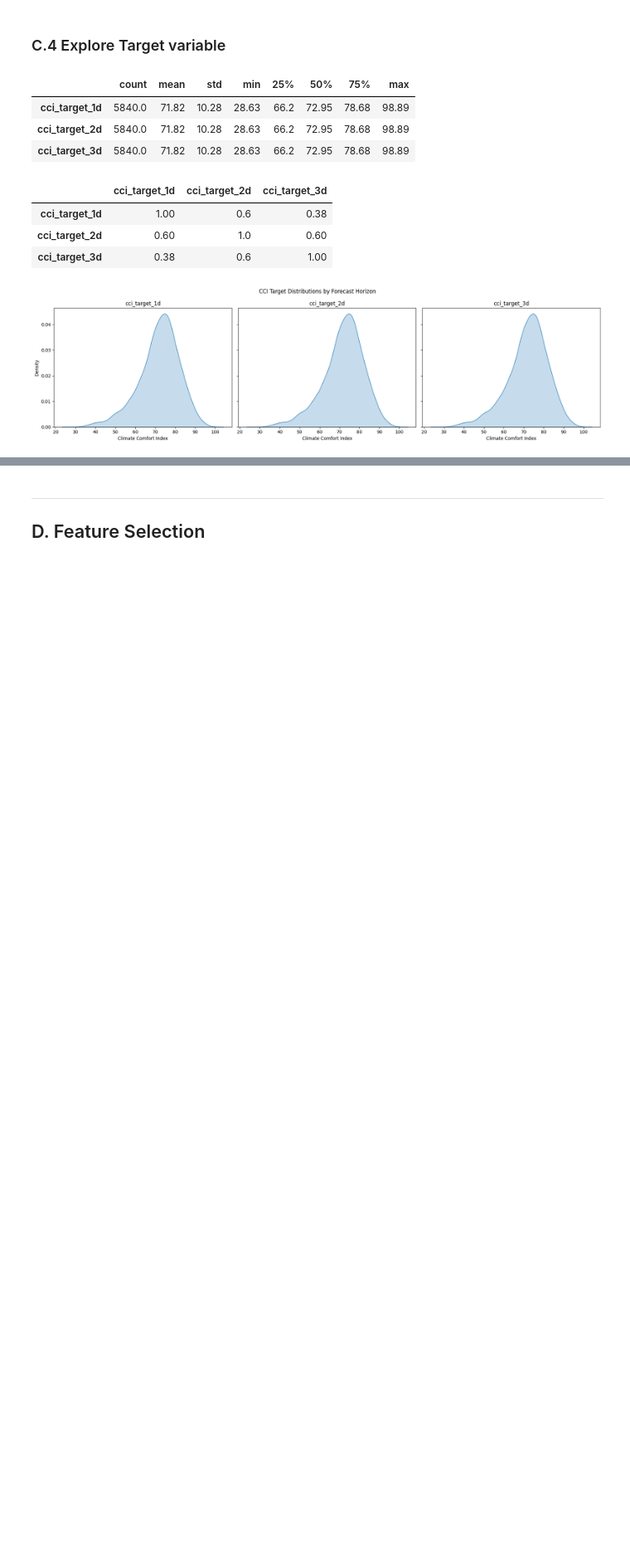
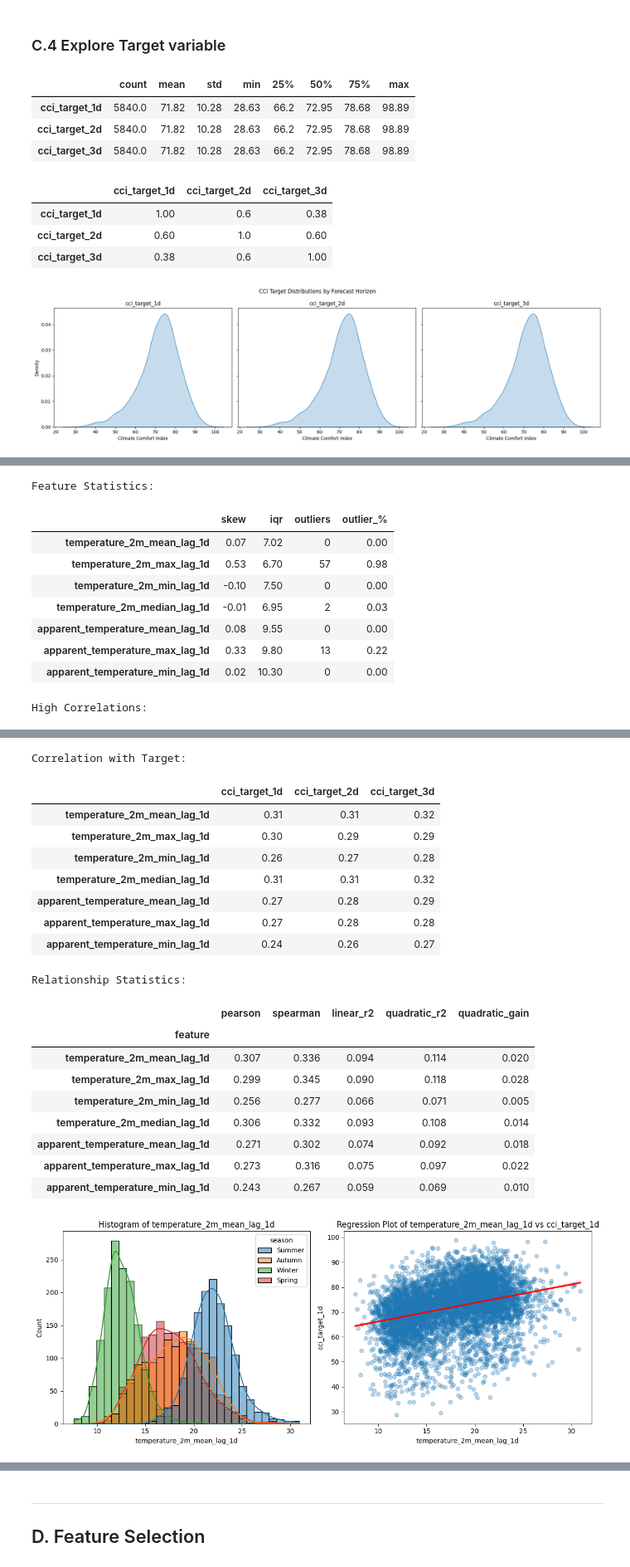
Before and after one commit to RP28/36120-26SP-AT2-26294153-experiments, a Jupyter notebook: notebooks/comfort_climate/36120_26SP_AT2_26294153_experiment_1.ipynb, the cells around one changed output, grey strips where cells are left out. Shown at 83% size. Drawn from its saved outputs; the diff is of its cells as text; code cells hidden in the pictures; blank space fills up the shorter version.

```diff
--- a/notebooks/comfort_climate/36120_26SP_AT2_26294153_experiment_1.ipynb
+++ b/notebooks/comfort_climate/36120_26SP_AT2_26294153_experiment_1.ipynb
@@ -213,7 +273,7 @@ forecast_horizons_days = [1, 2, 3]
 target_names = [
     "cci_target_1d",
     "cci_target_2d",
-    "cci_target_3d",
+    "cci_target_3d"
 ]
 # %%
 # <Student to fill this section>
@@ -249,7 +309,7 @@ weather_df = at2.features.create_cci_forecast_targets(weather_df, horizons=forec
 weather_df = at2.features.lag_feature_space(
     weather_df,
     target_columns=target_names,
-    lag_days=1,
+    lag_days=1
 )
 # %%
 display(weather_df[["time", "cci_lag_1d"] + target_names].tail(10))
@@ -335,18 +401,14 @@ eda_weather_df = weather_df.assign(
 @numerical
 @histogram(bins="auto", kde=True, hue="season")
 @regplot("cci_target_1d", scatter_kws={"alpha": 0.3}, line_kws={"color": "red"})
-@regplot("cci_target_2d", scatter_kws={"alpha": 0.3}, line_kws={"color": "red"})
-@regplot("cci_target_3d", scatter_kws={"alpha": 0.3}, line_kws={"color": "red"})
 def numerical_overview():
     pass
 
-numerical_rplots = RepeatablePlots(eda_weather_df).use(numerical_overview)
+@plot_recipe
+@categorical
+@countplot(rotate_xticks=45)
+@barplot("cci_target_1d", errorbar=None, rotate_xticks=45)
+def categorical_overview():
+    pass
+
+eda_rplots = RepeatablePlots(eda_weather_df).use(numerical_overview).use(categorical_overview)
-# %%
-temperature_2m_features = [
-    "temperature_2m_mean_lag_1d",
-    "temperature_2m_max_lag_1d",
-    "temperature_2m_min_lag_1d",
-    "temperature_2m_median_lag_1d",
-]
-for feature in temperature_2m_features:
-    fig = numerical_rplots.render(feature)
@@ -357,0 +469,27 @@ provide a detailed analysis on the selected feature, its distribution, limitatio
+# %%
+temperature_2m_features = [
+    "temperature_2m_mean_lag_1d",
+    "temperature_2m_max_lag_1d",
+    "temperature_2m_min_lag_1d",
+    "temperature_2m_median_lag_1d"
+]
+apparent_temperature_features = [
+    "apparent_temperature_mean_lag_1d",
+    "apparent_temperature_max_lag_1d",
+    "apparent_temperature_min_lag_1d"
+]
+thermal_features = temperature_2m_features + apparent_temperature_features
+thermal_stats, thermal_correlations, thermal_target_correlations, thermal_relationship_stats = explore_numerical_features(
+    thermal_features, plot_features=["temperature_2m_mean_lag_1d"]
+)
+# %% [output]
+Feature Statistics:
+|  | skew | iqr | outliers | outlier_% |
+| temperature_2m_mean_lag_1d | 0.07 | 7.02 | 0 | 0.00 |
+| temperature_2m_max_lag_1d | 0.53 | 6.70 | 57 | 0.98 |
+| temperature_2m_min_lag_1d | -0.10 | 7.50 | 0 | 0.00 |
+| temperature_2m_median_lag_1d | -0.01 | 6.95 | 2 | 0.03 |
+| apparent_temperature_mean_lag_1d | 0.08 | 9.55 | 0 | 0.00 |
+| apparent_temperature_max_lag_1d | 0.33 | 9.80 | 13 | 0.22 |
+| apparent_temperature_min_lag_1d | 0.02 | 10.30 | 0 | 0.00 |
+High Correlations:
@@ -357,0 +513,20 @@ provide a detailed analysis on the selected feature, its distribution, limitatio
+Correlation with Target:
+|  | cci_target_1d | cci_target_2d | cci_target_3d |
+| temperature_2m_mean_lag_1d | 0.31 | 0.31 | 0.32 |
+| temperature_2m_max_lag_1d | 0.30 | 0.29 | 0.29 |
+| temperature_2m_min_lag_1d | 0.26 | 0.27 | 0.28 |
+| temperature_2m_median_lag_1d | 0.31 | 0.31 | 0.32 |
+| apparent_temperature_mean_lag_1d | 0.27 | 0.28 | 0.29 |
+| apparent_temperature_max_lag_1d | 0.27 | 0.28 | 0.28 |
+| apparent_temperature_min_lag_1d | 0.24 | 0.26 | 0.27 |
+Relationship Statistics:
+|  | pearson | spearman | linear_r2 | quadratic_r2 | quadratic_gain |
+| feature |  |  |  |  |  |
+| temperature_2m_mean_lag_1d | 0.307 | 0.336 | 0.094 | 0.114 | 0.020 |
+| temperature_2m_max_lag_1d | 0.299 | 0.345 | 0.090 | 0.118 | 0.028 |
+| temperature_2m_min_lag_1d | 0.256 | 0.277 | 0.066 | 0.071 | 0.005 |
+| temperature_2m_median_lag_1d | 0.306 | 0.332 | 0.093 | 0.108 | 0.014 |
+| apparent_temperature_mean_lag_1d | 0.271 | 0.302 | 0.074 | 0.092 | 0.018 |
+| apparent_temperature_max_lag_1d | 0.273 | 0.316 | 0.075 | 0.097 | 0.022 |
+| apparent_temperature_min_lag_1d | 0.243 | 0.267 | 0.059 | 0.069 | 0.010 |
+[figure, added]
```
Also changed, not shown: parts of 212 cells of this notebook, 11 other files.
